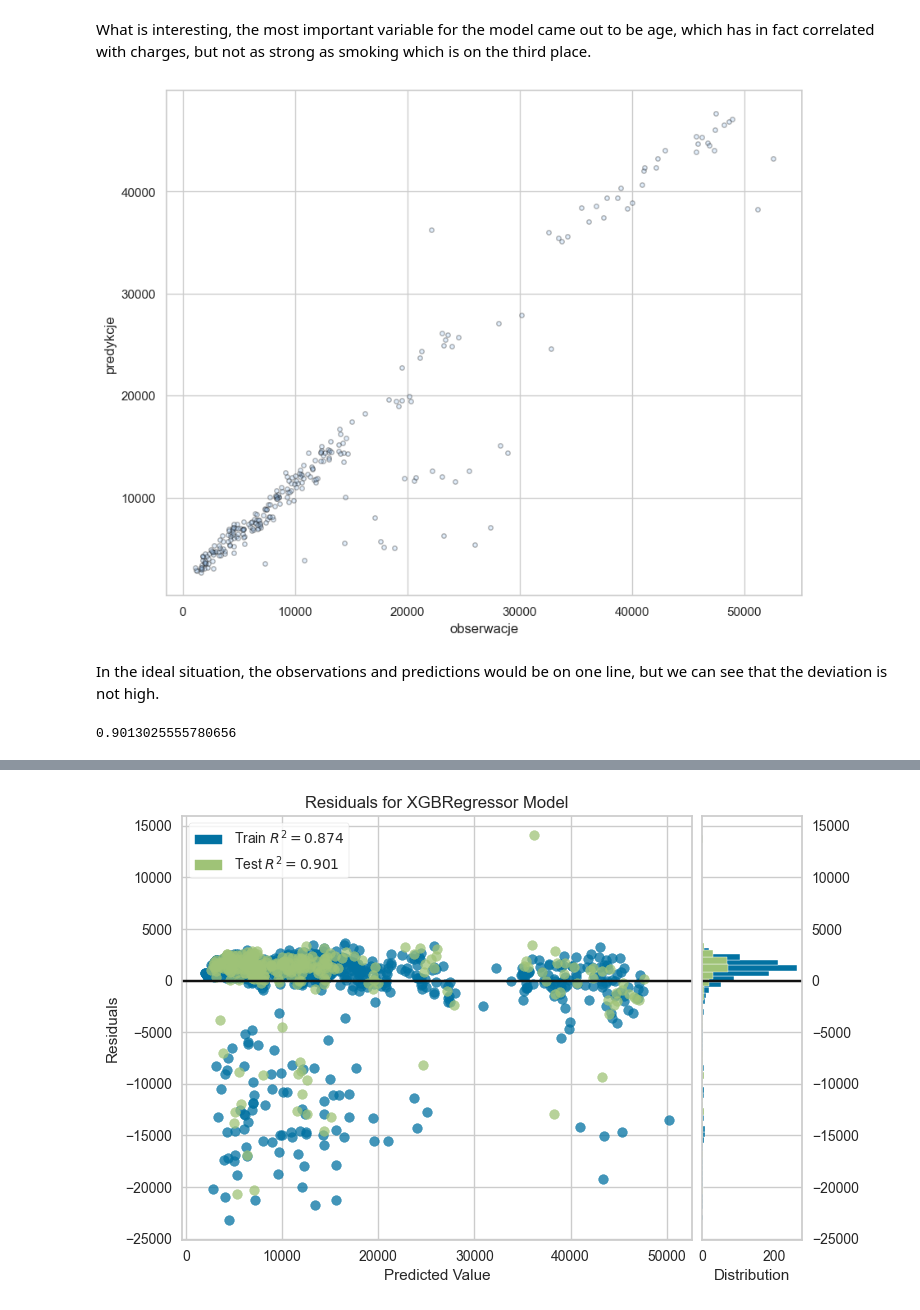
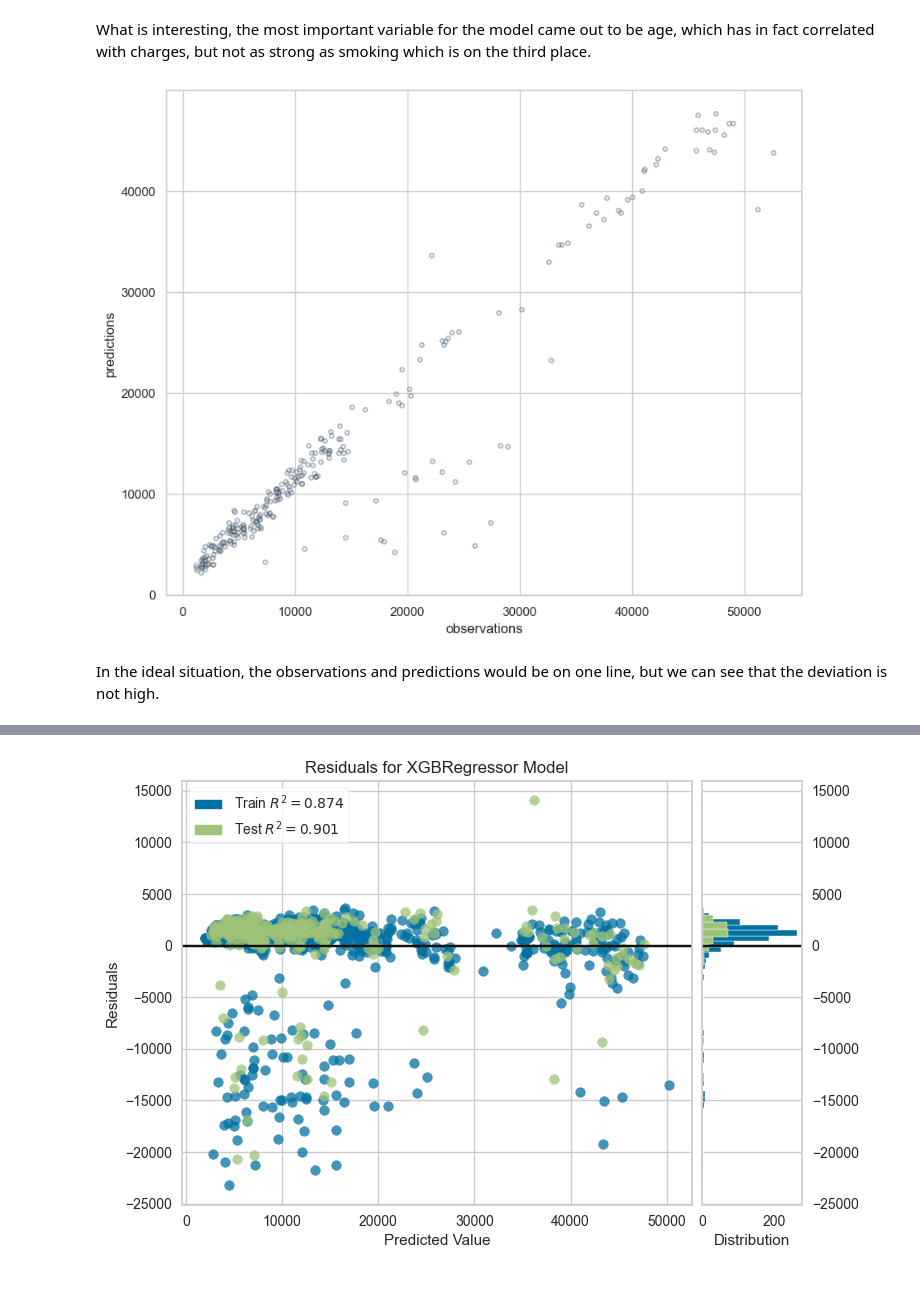
Before and after one commit to Barbara-wierzba-sowinska/iSA-DS-Bootcamp, a Jupyter notebook: analysis_and_modelling.ipynb, the cells around one changed output, grey strips where cells are left out. Saved outputs shown, nothing was run; the diff lists cells and outputs as text; code cells hidden in the pictures.

```diff
--- a/analysis_and_modelling.ipynb
+++ b/analysis_and_modelling.ipynb
@@ -334,11 +298,7 @@ x = df[colx]
 x_train, x_test, y_train, y_test = train_test_split(x, y, test_size=0.2, random_state=0)
 # %%
 xg_reg = xgb.XGBRegressor(
-    random_state=123,
-    n_estimators=20,
-    max_depth=6,
-    subsample=0.5,
-    colsample_bytree=1,
+    random_state=0
 )
 # %%
 params= {
@@ -362,9 +346,9 @@ xg_search.best_score_
 # %%
 xg_reg = xgb.XGBRegressor(
-    random_state=123,
+    random_state=0,
     n_estimators=46,
     max_depth=3,
-    subsample=0.75,
+    subsample=0.5,
     colsample_bytree=1,
     eta=0.1
 )
@@ -416,13 +400,13 @@ What is interesting, the most important variable for the model came out to be ag
 # %%
 plt.scatter(
     y_test,
     y_pred,
     edgecolor="black",
     s=15,
     alpha = 0.3)
-plt.xlabel("obserwacje")
-plt.ylabel("predykcje");
+plt.xlabel("observations")
+plt.ylabel("predictions");
 # %% [output]
-[figure, old version]
+[figure, new version]
 # %% [markdown]
 In the ideal situation, the observations and predictions would be on one line, but we can see that the deviation is not high.
@@ -431,4 +412,0 @@ from sklearn.metrics import r2_score
-# %%
-r2_score(y_test, y_pred)
-# %% [output]
-0.9013025555780656
```
Also changed, not shown: parts of 61 cells of this notebook.
